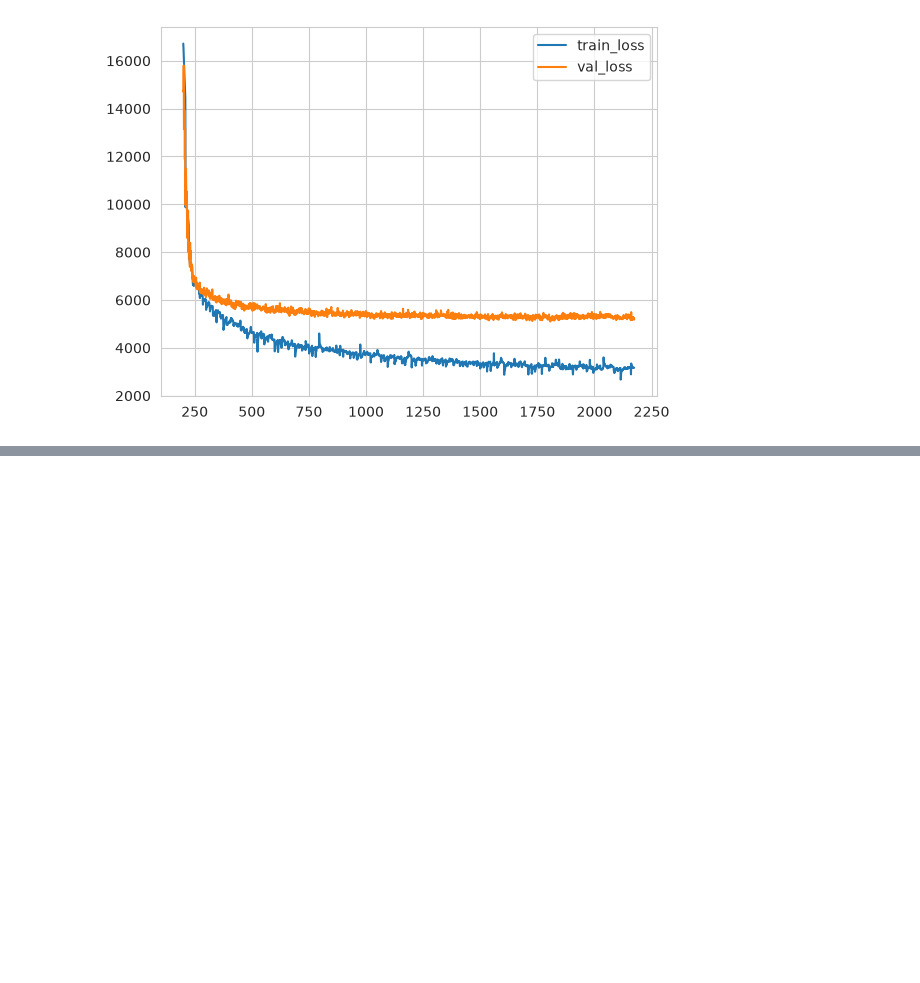
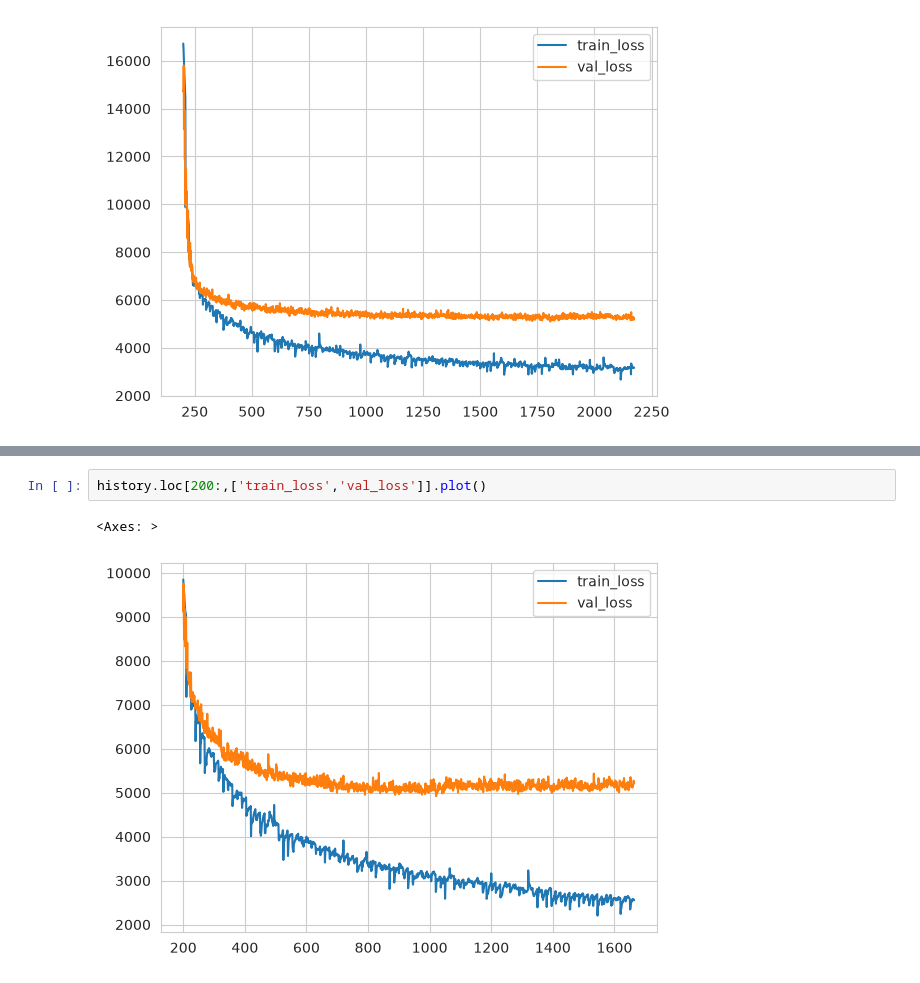
Before and after one commit to brosilato/HPLC_RT_PRED, a Jupyter notebook: notebooks/NB004_Train_MLP_FP.ipynb, the cells around one changed output, grey strips where cells are left out. Saved outputs shown, nothing was run; the diff lists cells and outputs as text; blank space fills up the shorter version.

```diff
--- a/notebooks/NB004_Train_MLP_FP.ipynb
+++ b/notebooks/NB004_Train_MLP_FP.ipynb
@@ -488,0 +562,5 @@ history.loc[200:,['train_loss','val_loss']].plot()
+# %%
+history.loc[200:,['train_loss','val_loss']].plot()
+# %% [output]
+<Axes: >
+[figure, added]
```
Also changed, not shown: parts of 7 cells of this notebook, 1 other file.
